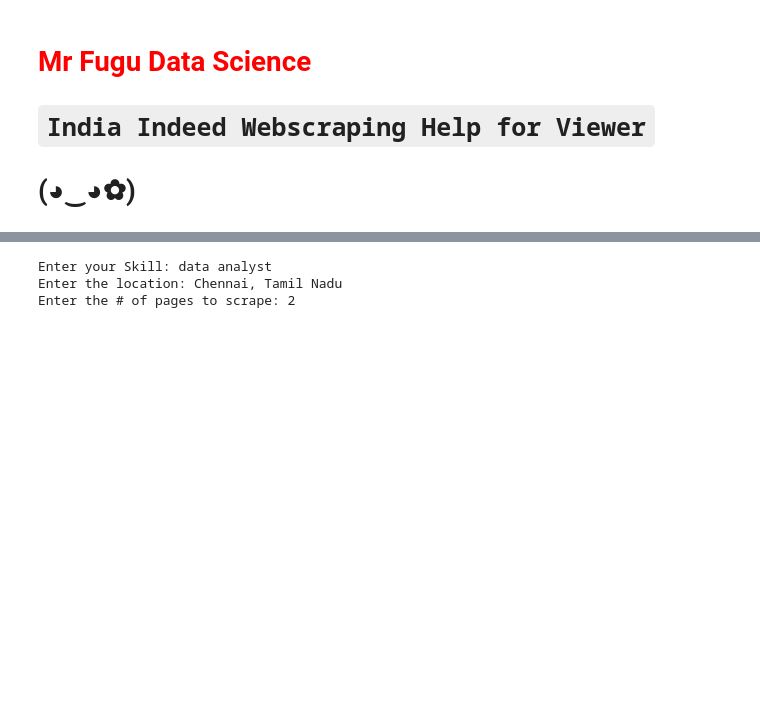
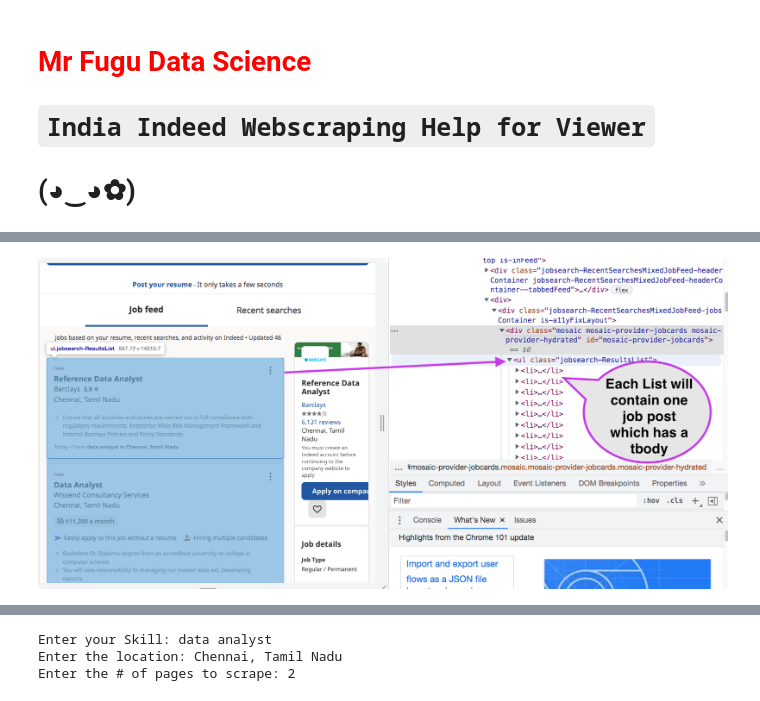
Before and after one commit to MrFuguDataScience/Webscraping, a Jupyter notebook: MyWay_Indeed_Help_India_version.ipynb, the cells around one changed output, grey strips where cells are left out. Cells and saved outputs as stored; diff of their text form; code cells hidden in the pictures; blank space fills up the shorter version.

```diff
--- a/MyWay_Indeed_Help_India_version.ipynb
+++ b/MyWay_Indeed_Help_India_version.ipynb
@@ -17,0 +36,4 @@ import datetime         # format date/time
+# %%
+display.Image("./screen_shot_02.png")
+# %% [output]
+[figure, added]
```
Also changed, not shown: parts of 8 cells of this notebook.
